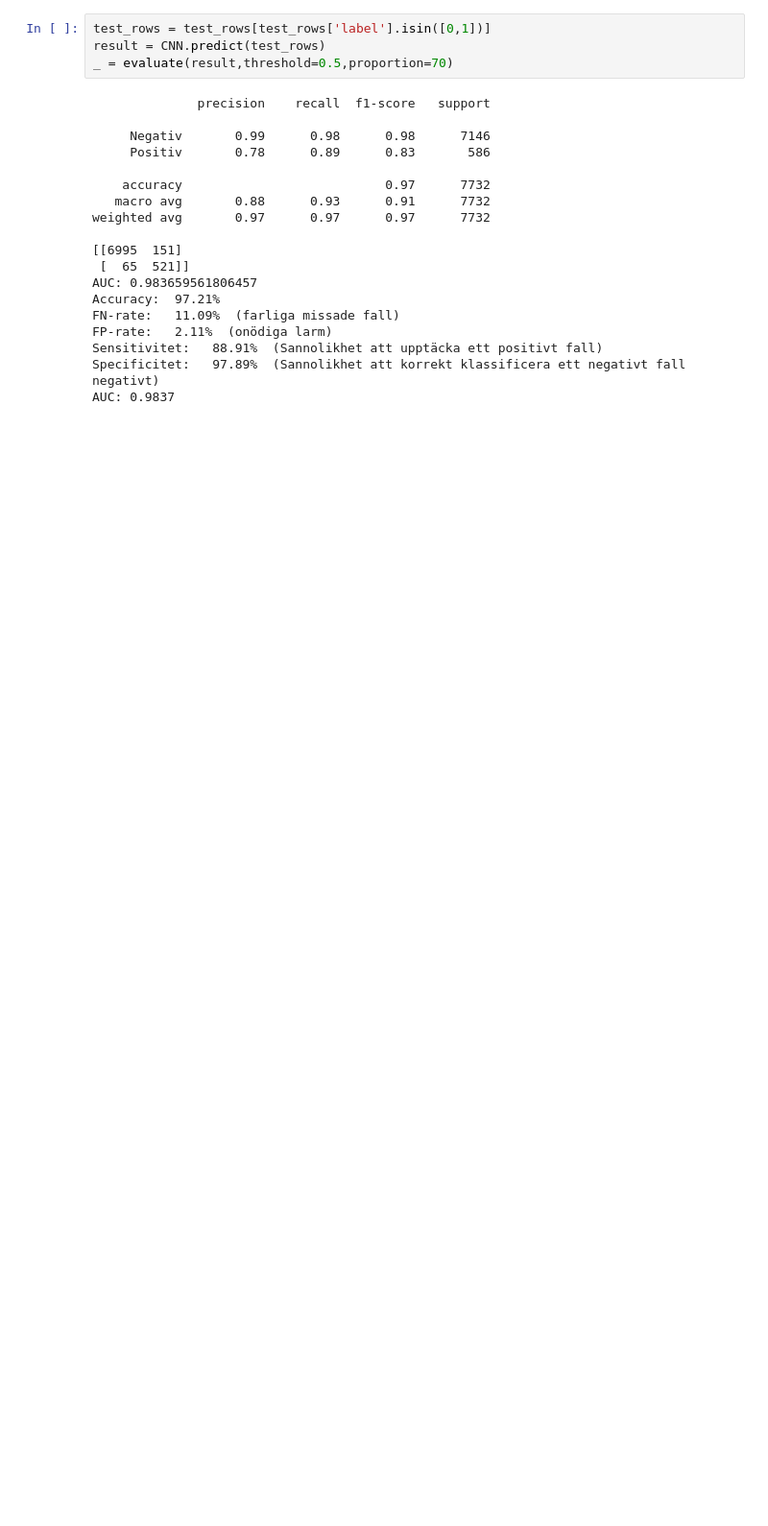
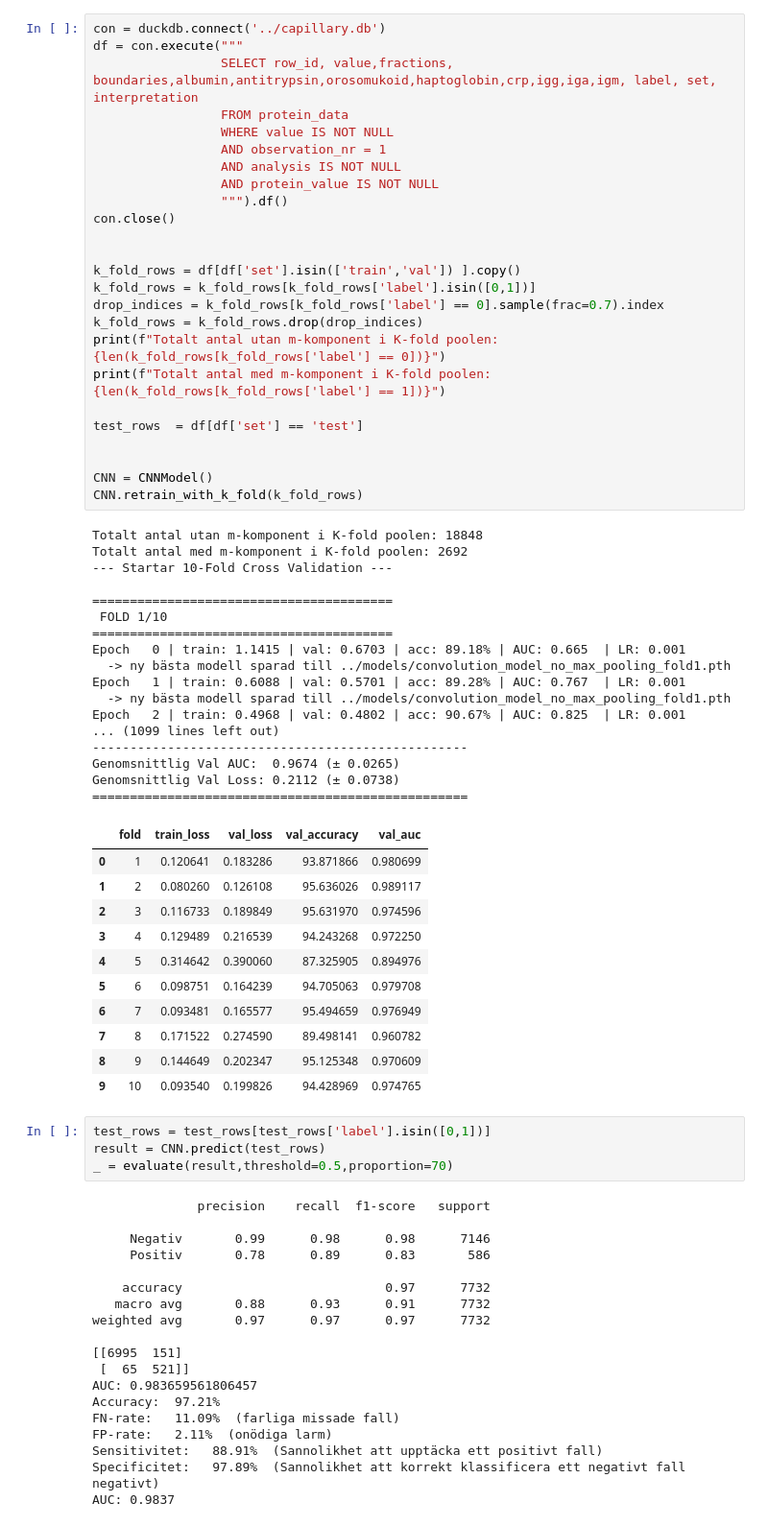
Before and after one commit to andreasjak/MSc26_Assar, a Jupyter notebook: finding_models/no_max_pooling.ipynb, the cells around one changed output. Shown at 96% size. Drawn from its saved outputs; the diff is of its cells as text; blank space fills up the shorter version.

```diff
--- a/finding_models/no_max_pooling.ipynb
+++ b/finding_models/no_max_pooling.ipynb
@@ -59,3 +39,57 @@ Klar!
+# %%
+con = duckdb.connect('../capillary.db')
+df = con.execute("""
+                 SELECT row_id, value,fractions, boundaries,albumin,antitrypsin,orosomukoid,haptoglobin,crp,igg,iga,igm, label, set, interpretation
+                 FROM protein_data
+                 WHERE value IS NOT NULL
+                 AND observation_nr = 1
+                 AND analysis IS NOT NULL
+                 AND protein_value IS NOT NULL
+                 """).df()
+con.close()
+
+
+k_fold_rows = df[df['set'].isin(['train','val']) ].copy()
+k_fold_rows = k_fold_rows[k_fold_rows['label'].isin([0,1])]
+drop_indices = k_fold_rows[k_fold_rows['label'] == 0].sample(frac=0.7).index
+k_fold_rows = k_fold_rows.drop(drop_indices)
+print(f"Totalt antal utan m-komponent i K-fold poolen: {len(k_fold_rows[k_fold_rows['label'] == 0])}")
+print(f"Totalt antal med m-komponent i K-fold poolen: {len(k_fold_rows[k_fold_rows['label'] == 1])}")
+
+test_rows  = df[df['set'] == 'test']
+
+
+CNN = CNNModel()
+CNN.retrain_with_k_fold(k_fold_rows)
+# %% [output]
+Totalt antal utan m-komponent i K-fold poolen: 18848
+Totalt antal med m-komponent i K-fold poolen: 2692
+--- Startar 10-Fold Cross Validation ---
+
+========================================
+ FOLD 1/10
+========================================
+Epoch   0 | train: 1.1415 | val: 0.6703 | acc: 89.18% | AUC: 0.665  | LR: 0.001
+  -> ny bästa modell sparad till ../models/convolution_model_no_max_pooling_fold1.pth
+Epoch   1 | train: 0.6088 | val: 0.5701 | acc: 89.28% | AUC: 0.767  | LR: 0.001
+  -> ny bästa modell sparad till ../models/convolution_model_no_max_pooling_fold1.pth
+Epoch   2 | train: 0.4968 | val: 0.4802 | acc: 90.67% | AUC: 0.825  | LR: 0.001
+... (1099 lines left out)
+--------------------------------------------------
+Genomsnittlig Val AUC:  0.9674 (± 0.0265)
+Genomsnittlig Val Loss: 0.2112 (± 0.0738)
+==================================================
+|  | fold | train_loss | val_loss | val_accuracy | val_auc |
+| 0 | 1 | 0.120641 | 0.183286 | 93.871866 | 0.980699 |
+| 1 | 2 | 0.080260 | 0.126108 | 95.636026 | 0.989117 |
+| 2 | 3 | 0.116733 | 0.189849 | 95.631970 | 0.974596 |
+| 3 | 4 | 0.129489 | 0.216539 | 94.243268 | 0.972250 |
+| 4 | 5 | 0.314642 | 0.390060 | 87.325905 | 0.894976 |
+| 5 | 6 | 0.098751 | 0.164239 | 94.705063 | 0.979708 |
+| 6 | 7 | 0.093481 | 0.165577 | 95.494659 | 0.976949 |
+| 7 | 8 | 0.171522 | 0.274590 | 89.498141 | 0.960782 |
+| 8 | 9 | 0.144649 | 0.202347 | 95.125348 | 0.970609 |
+| 9 | 10 | 0.093540 | 0.199826 | 94.428969 | 0.974765 |
 # %%
 test_rows = test_rows[test_rows['label'].isin([0,1])]
 result = CNN.predict(test_rows)
```
Also changed, not shown: parts of 1 cell of this notebook, 59 other files.
